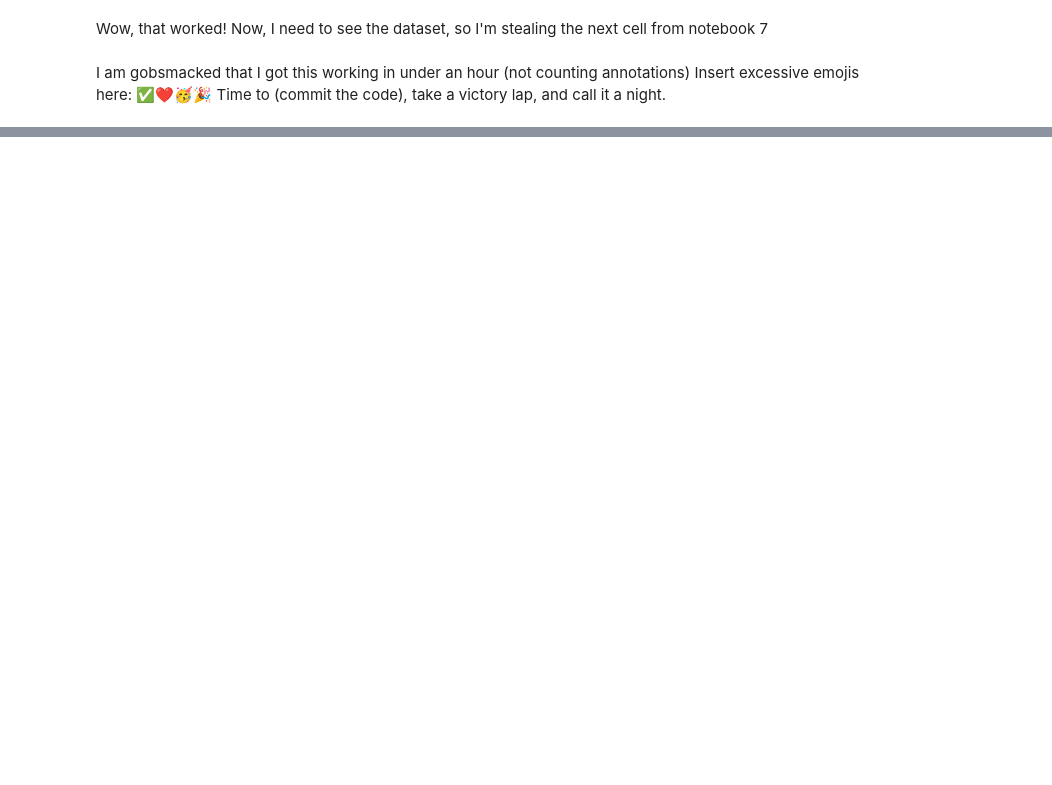
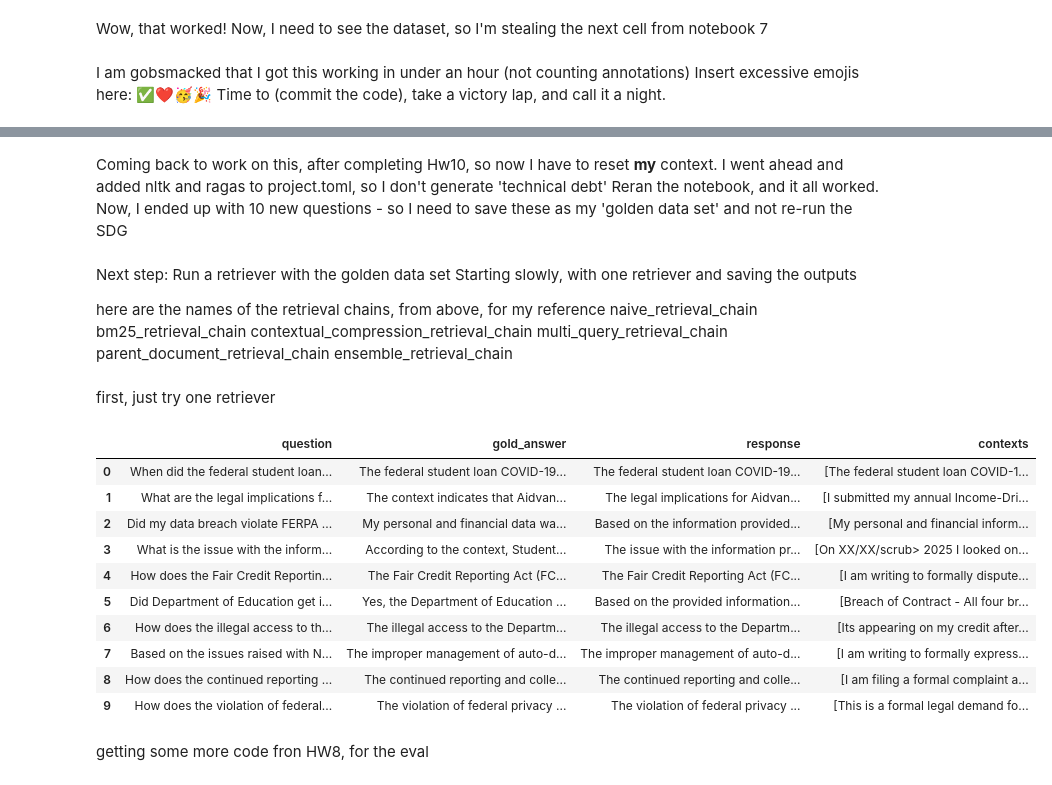
Before and after one commit to BQ31X/AIE7homework, a Jupyter notebook: 09_Advanced_Retrieval/Advanced_Retrieval_with_LangChain_Assignment.ipynb, the cells around one changed output, grey strips where cells are left out. Cells and saved outputs as stored; diff of their text form; code cells hidden in the pictures; blank space fills up the shorter version.

Commit message:
WIP: Activity 1 - ran a single retriever on SDG

```diff
--- a/09_Advanced_Retrieval/Advanced_Retrieval_with_LangChain_Assignment.ipynb
+++ b/09_Advanced_Retrieval/Advanced_Retrieval_with_LangChain_Assignment.ipynb
@@ -715,0 +718,53 @@ dataset.to_pandas()
+# %% [markdown]
+Coming back to work on this, after completing Hw10, so now I have to reset **my** context.
+I went ahead and added nltk and ragas to project.toml, so I don't generate 'technical debt'
+Reran the notebook, and it all worked.
+Now, I ended up with 10 new questions - so I need to save these as my 'golden data set' and not re-run the SDG
+# %% [markdown]
+Next step: Run a retriever with the golden data set
+Starting slowly, with one retriever and saving the outputs
+
+here are the names of the retrieval chains, from above, for my reference
+naive_retrieval_chain
+bm25_retrieval_chain
+contextual_compression_retrieval_chain
+multi_query_retrieval_chain
+parent_document_retrieval_chain
+ensemble_retrieval_chain
+# %% [markdown]
+first, just try one retriever
+# %%
+def run_retriever_on_dataset(retriever_chain, dataset):
+    outputs = []
+
+    for test_row in dataset:
+        response = bm25_retrieval_chain.invoke({"question": test_row.eval_sample.user_input})
+        outputs.append({
+            "question": test_row.eval_sample.user_input,
+            "gold_answer": test_row.eval_sample.reference,
+            "response": response["response"].content if hasattr(response["response"], "content") else response["response"],
+            "contexts": [ctx.page_content for ctx in response["context"]],
+        })
+
+    return outputs
+
+bm25_outputs = run_retriever_on_dataset(bm25_retrieval_chain, dataset)
+# %%
+import pandas as pd
+
+bm25_df = pd.DataFrame(bm25_outputs)
+bm25_df
+# %% [output]
+|  | question | gold_answer | response | contexts |
+| 0 | When did the federal student loan... | The federal student loan COVID-19... | The federal student loan COVID-19... | [The federal student loan COVID-1... |
+| 1 | What are the legal implications f... | The context indicates that Aidvan... | The legal implications for Aidvan... | [I submitted my annual Income-Dri... |
+| 2 | Did my data breach violate FERPA ... | My personal and financial data wa... | Based on the information provided... | [My personal and financial inform... |
+| 3 | What is the issue with the inform... | According to the context, Student... | The issue with the information pr... | [On XX/XX/scrub> 2025 I looked on... |
+| 4 | How does the Fair Credit Reportin... | The Fair Credit Reporting Act (FC... | The Fair Credit Reporting Act (FC... | [I am writing to formally dispute... |
+| 5 | Did Department of Education get i... | Yes, the Department of Education ... | Based on the provided information... | [Breach of Contract - All four br... |
+| 6 | How does the illegal access to th... | The illegal access to the Departm... | The illegal access to the Departm... | [Its appearing on my credit after... |
+| 7 | Based on the issues raised with N... | The improper management of auto-d... | The improper management of auto-d... | [I am writing to formally express... |
+| 8 | How does the continued reporting ... | The continued reporting and colle... | The continued reporting and colle... | [I am filing a formal complaint a... |
+| 9 | How does the violation of federal... | The violation of federal privacy ... | The violation of federal privacy ... | [This is a formal legal demand fo... |
+# %% [markdown]
+getting some more code fron HW8, for the eval
```
Also changed, not shown: parts of 28 cells of this notebook, 2 other files.
